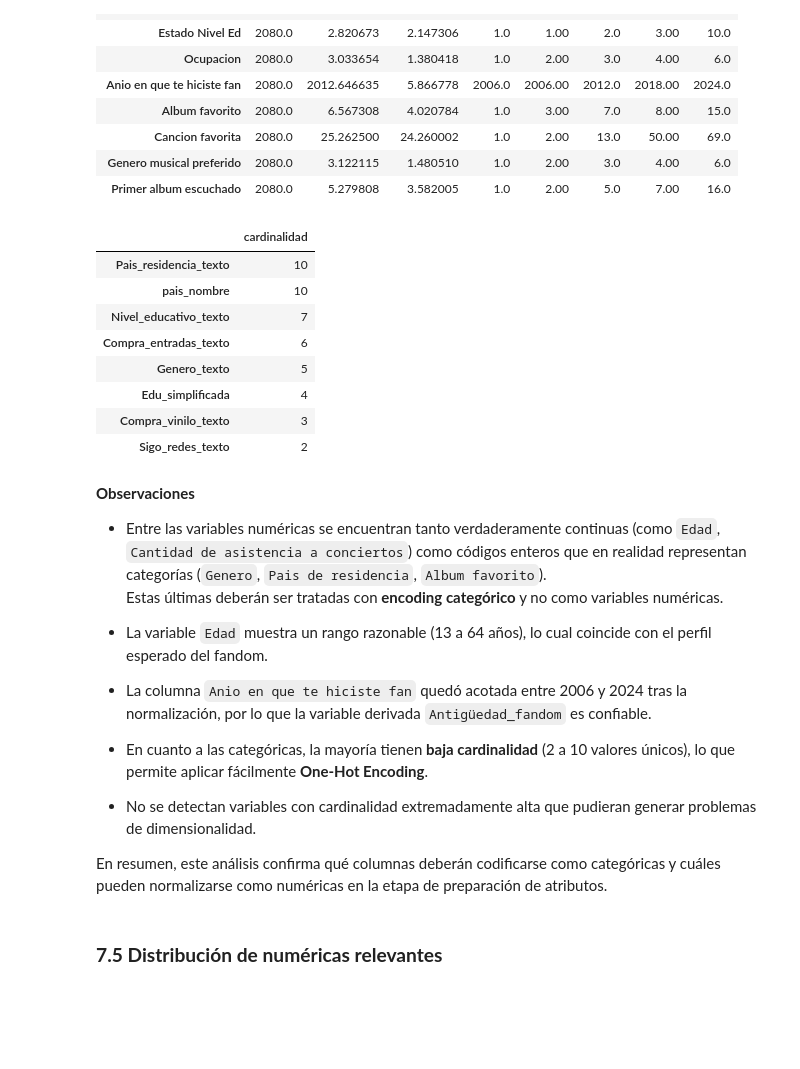
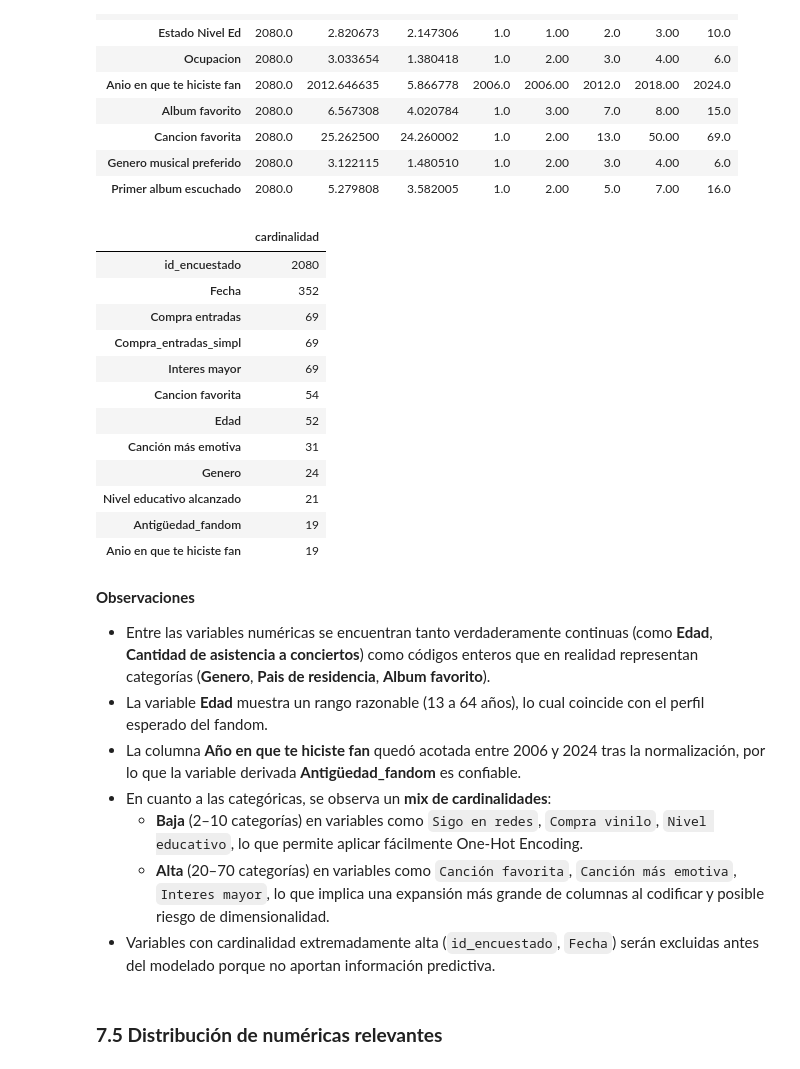
Before and after one commit to chiara5086/ds-II-proyecto-arias, a Jupyter notebook: Entrega_final_DSII_Arias.ipynb, the cells around one changed output. Drawn from its saved outputs; the diff is of its cells as text; code cells hidden in the pictures; blank space fills up the shorter version.

```diff
--- a/Entrega_final_DSII_Arias.ipynb
+++ b/Entrega_final_DSII_Arias.ipynb
@@ -406,39 +393,36 @@ desc_num.head(12)
 | Genero musical preferido | 2080.0 | 3.122115 | 1.480510 | 1.0 | 2.00 | 3.0 | 4.00 | 6.0 |
 | Primer album escuchado | 2080.0 | 5.279808 | 3.582005 | 1.0 | 2.00 | 5.0 | 7.00 | 16.0 |
 # %%
-# Top 12 categóricas por cardinalidad
 card = (
-    df.select_dtypes(include='object')
-      .nunique()
+    df.apply(lambda col: col.nunique())
       .sort_values(ascending=False)
       .head(12)
       .to_frame('cardinalidad')
 )
 card
 # %% [output]
 |  | cardinalidad |
-| Pais_residencia_texto | 10 |
-| pais_nombre | 10 |
-| Nivel_educativo_texto | 7 |
-| Compra_entradas_texto | 6 |
-| Genero_texto | 5 |
-| Edu_simplificada | 4 |
-| Compra_vinilo_texto | 3 |
-| Sigo_redes_texto | 2 |
+| id_encuestado | 2080 |
+| Fecha | 352 |
+| Compra entradas | 69 |
+| Compra_entradas_simpl | 69 |
+| Interes mayor | 69 |
+| Cancion favorita | 54 |
+| Edad | 52 |
+| Canción más emotiva | 31 |
+| Genero | 24 |
+| Nivel educativo alcanzado | 21 |
+| Antigüedad_fandom | 19 |
+| Anio en que te hiciste fan | 19 |
 # %% [markdown]
 **Observaciones**
-- Entre las variables numéricas se encuentran tanto verdaderamente continuas (como `Edad`, `Cantidad de asistencia a conciertos`) como códigos enteros que en realidad representan categorías (`Genero`, `Pais de residencia`, `Album favorito`).
-  Estas últimas deberán ser tratadas con **encoding categórico** y no como variables numéricas.
-
-- La variable `Edad` muestra un rango razonable (13 a 64 años), lo cual coincide con el perfil esperado del fandom.
-
-- La columna `Anio en que te hiciste fan` quedó acotada entre 2006 y 2024 tras la normalización, por lo que la variable derivada `Antigüedad_fandom` es confiable.
-
-- En cuanto a las categóricas, la mayoría tienen **baja cardinalidad** (2 a 10 valores únicos), lo que permite aplicar fácilmente **One-Hot Encoding**.
-
-- No se detectan variables con cardinalidad extremadamente alta que pudieran generar problemas de dimensionalidad.
-
-En resumen, este análisis confirma qué columnas deberán codificarse como categóricas y cuáles pueden normalizarse como numéricas en la etapa de preparación de atributos.
+- Entre las variables numéricas se encuentran tanto verdaderamente continuas (como **Edad**, **Cantidad de asistencia a conciertos**) como códigos enteros que en realidad representan categorías (**Genero**, **Pais de residencia**, **Album favorito**).
+- La variable **Edad** muestra un rango razonable (13 a 64 años), lo cual coincide con el perfil esperado del fandom.
+- La columna **Año en que te hiciste fan** quedó acotada entre 2006 y 2024 tras la normalización, por lo que la variable derivada **Antigüedad_fandom** es confiable.
+- En cuanto a las categóricas, se observa un **mix de cardinalidades**:
+  - **Baja** (2–10 categorías) en variables como `Sigo en redes`, `Compra vinilo`, `Nivel educativo`, lo que permite aplicar fácilmente One-Hot Encoding.
+  - **Alta** (20–70 categorías) en variables como `Canción favorita`, `Canción más emotiva`, `Interes mayor`, lo que implica una expansión más grande de columnas al codificar y posible riesgo de dimensionalidad.
+- Variables con cardinalidad extremadamente alta (`id_encuestado`, `Fecha`) serán excluidas antes del modelado porque no aportan información predictiva.
 # %% [markdown]
 ### **7.5 Distribución de numéricas relevantes**
 # %%
```
Also changed, not shown: parts of 19 cells of this notebook.
